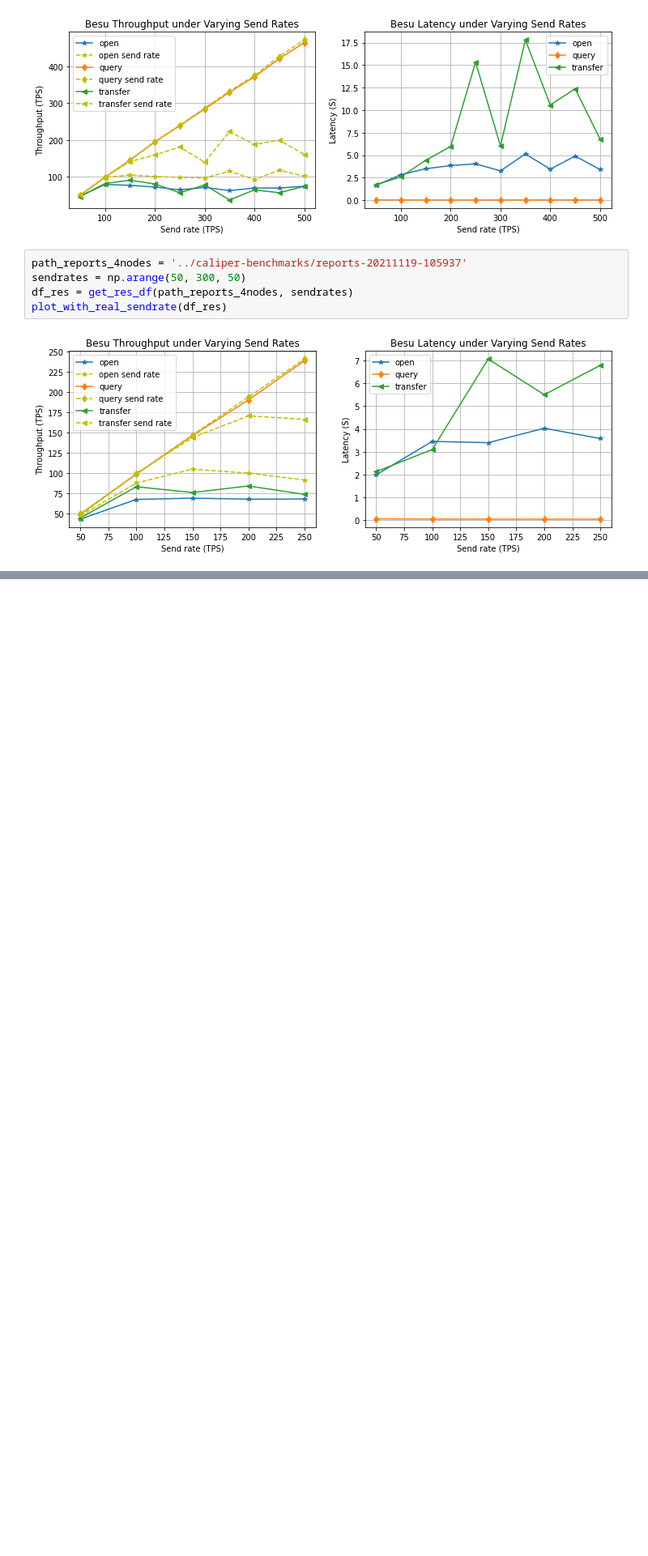
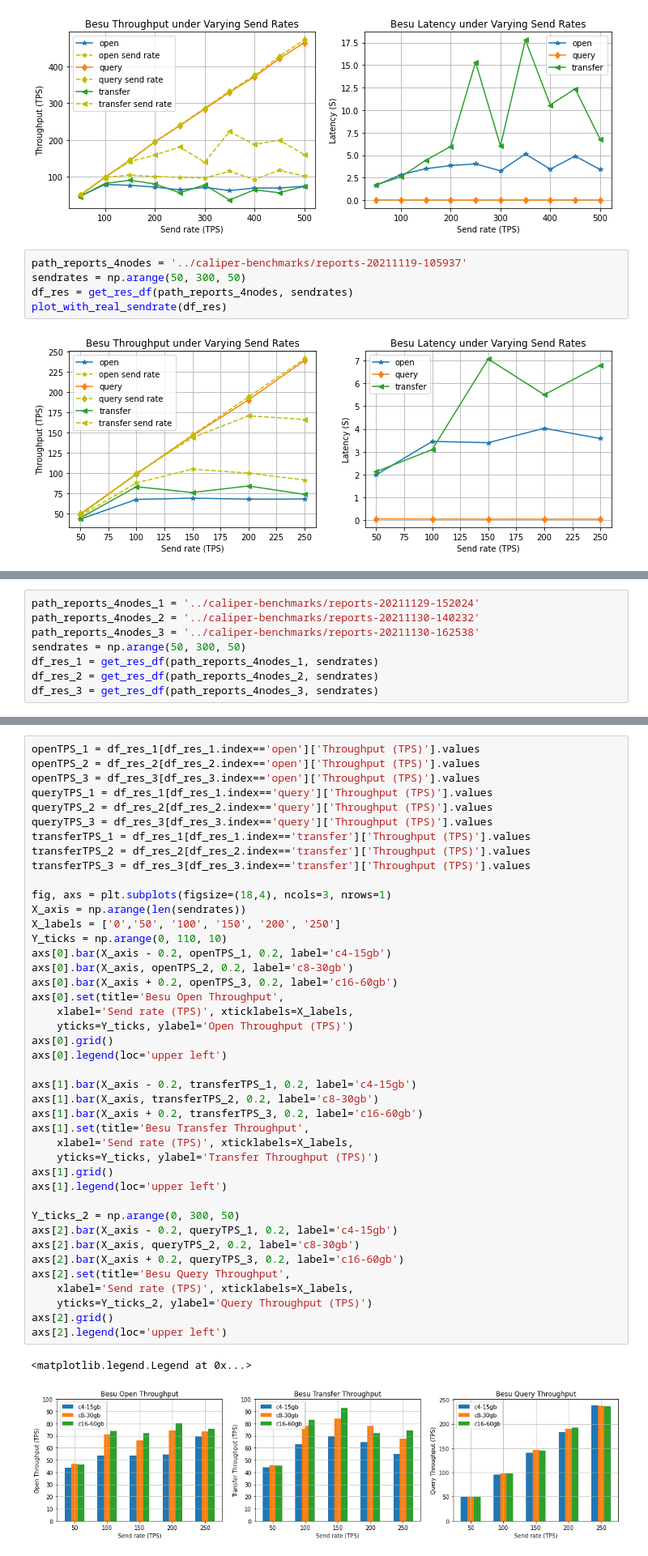
Before and after one commit to CaixiangFan/besu-benchmark, a Jupyter notebook: src/data_process.ipynb, the cells around one changed output, grey strips where cells are left out. Shown at 81% size. Drawn from its saved outputs; the diff is of its cells as text; blank space fills up the shorter version.

```diff
--- a/src/data_process.ipynb
+++ b/src/data_process.ipynb
@@ -142,0 +169,8 @@ plot_with_real_sendrate(df_res)
+# %%
+path_reports_4nodes_1 = '../caliper-benchmarks/reports-20211129-152024'
+path_reports_4nodes_2 = '../caliper-benchmarks/reports-20211130-140232'
+path_reports_4nodes_3 = '../caliper-benchmarks/reports-20211130-162538'
+sendrates = np.arange(50, 300, 50)
+df_res_1 = get_res_df(path_reports_4nodes_1, sendrates)
+df_res_2 = get_res_df(path_reports_4nodes_2, sendrates)
+df_res_3 = get_res_df(path_reports_4nodes_3, sendrates)
@@ -142,0 +181,45 @@ plot_with_real_sendrate(df_res)
+# %%
+openTPS_1 = df_res_1[df_res_1.index=='open']['Throughput (TPS)'].values
+openTPS_2 = df_res_2[df_res_2.index=='open']['Throughput (TPS)'].values
+openTPS_3 = df_res_3[df_res_3.index=='open']['Throughput (TPS)'].values
+queryTPS_1 = df_res_1[df_res_1.index=='query']['Throughput (TPS)'].values
+queryTPS_2 = df_res_2[df_res_2.index=='query']['Throughput (TPS)'].values
+queryTPS_3 = df_res_3[df_res_3.index=='query']['Throughput (TPS)'].values
+transferTPS_1 = df_res_1[df_res_1.index=='transfer']['Throughput (TPS)'].values
+transferTPS_2 = df_res_2[df_res_2.index=='transfer']['Throughput (TPS)'].values
+transferTPS_3 = df_res_3[df_res_3.index=='transfer']['Throughput (TPS)'].values
+
+fig, axs = plt.subplots(figsize=(18,4), ncols=3, nrows=1)
+X_axis = np.arange(len(sendrates))
+X_labels = ['0','50', '100', '150', '200', '250']
+Y_ticks = np.arange(0, 110, 10)
+axs[0].bar(X_axis - 0.2, openTPS_1, 0.2, label='c4-15gb')
+axs[0].bar(X_axis, openTPS_2, 0.2, label='c8-30gb')
+axs[0].bar(X_axis + 0.2, openTPS_3, 0.2, label='c16-60gb')
+axs[0].set(title='Besu Open Throughput',
+    xlabel='Send rate (TPS)', xticklabels=X_labels,
+    yticks=Y_ticks, ylabel='Open Throughput (TPS)')
+axs[0].grid()
+axs[0].legend(loc='upper left')
+
+axs[1].bar(X_axis - 0.2, transferTPS_1, 0.2, label='c4-15gb')
+axs[1].bar(X_axis, transferTPS_2, 0.2, label='c8-30gb')
+axs[1].bar(X_axis + 0.2, transferTPS_3, 0.2, label='c16-60gb')
+axs[1].set(title='Besu Transfer Throughput',
+    xlabel='Send rate (TPS)', xticklabels=X_labels,
+    yticks=Y_ticks, ylabel='Transfer Throughput (TPS)')
+axs[1].grid()
+axs[1].legend(loc='upper left')
+
+Y_ticks_2 = np.arange(0, 300, 50)
+axs[2].bar(X_axis - 0.2, queryTPS_1, 0.2, label='c4-15gb')
+axs[2].bar(X_axis, queryTPS_2, 0.2, label='c8-30gb')
+axs[2].bar(X_axis + 0.2, queryTPS_3, 0.2, label='c16-60gb')
+axs[2].set(title='Besu Query Throughput',
+    xlabel='Send rate (TPS)', xticklabels=X_labels,
+    yticks=Y_ticks_2, ylabel='Query Throughput (TPS)')
+axs[2].grid()
+axs[2].legend(loc='upper left')
+# %% [output]
+<matplotlib.legend.Legend at 0x...>
+[figure, added]
```
Also changed, not shown: parts of 15 cells of this notebook, 1 other file.
